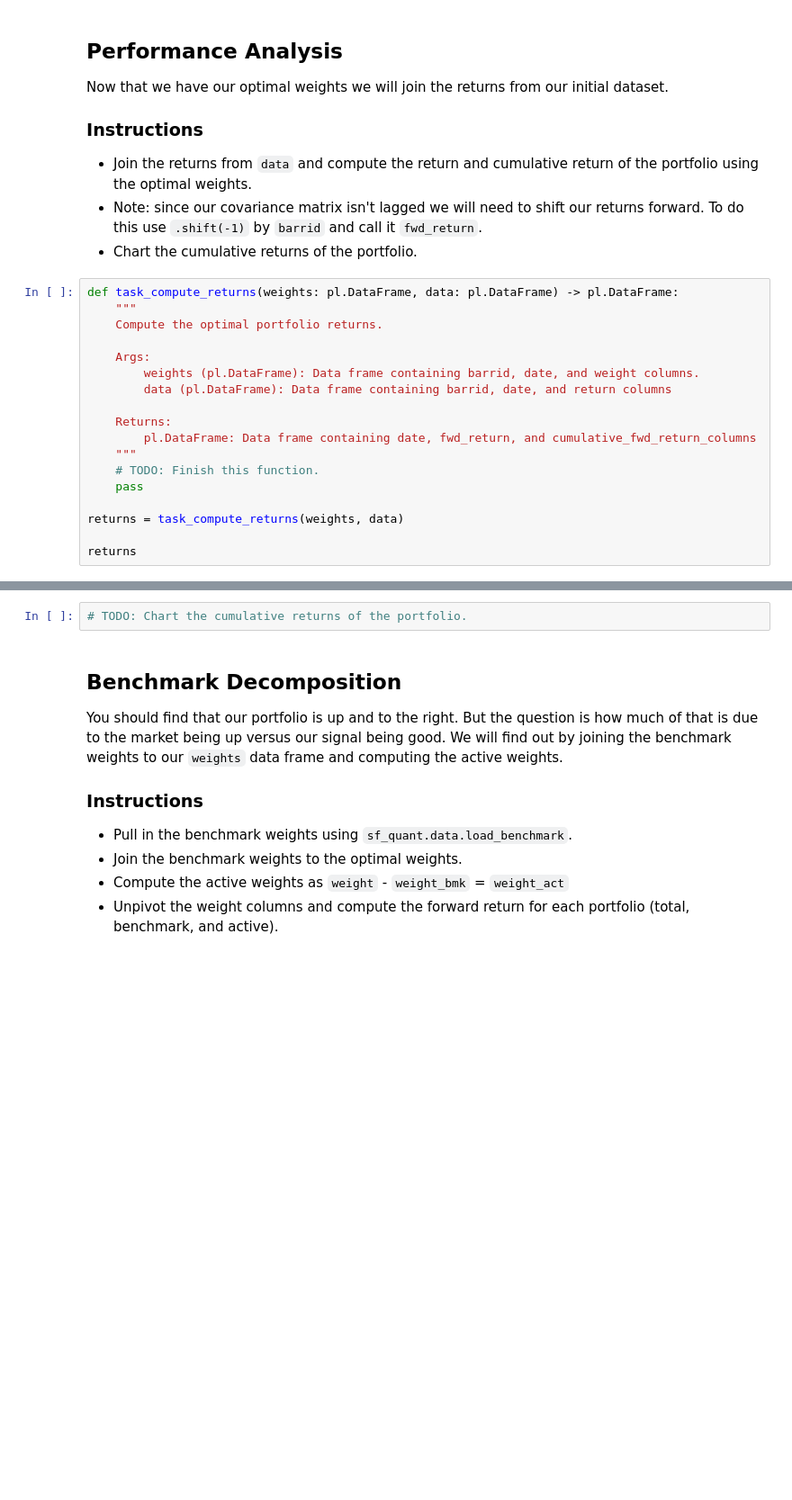
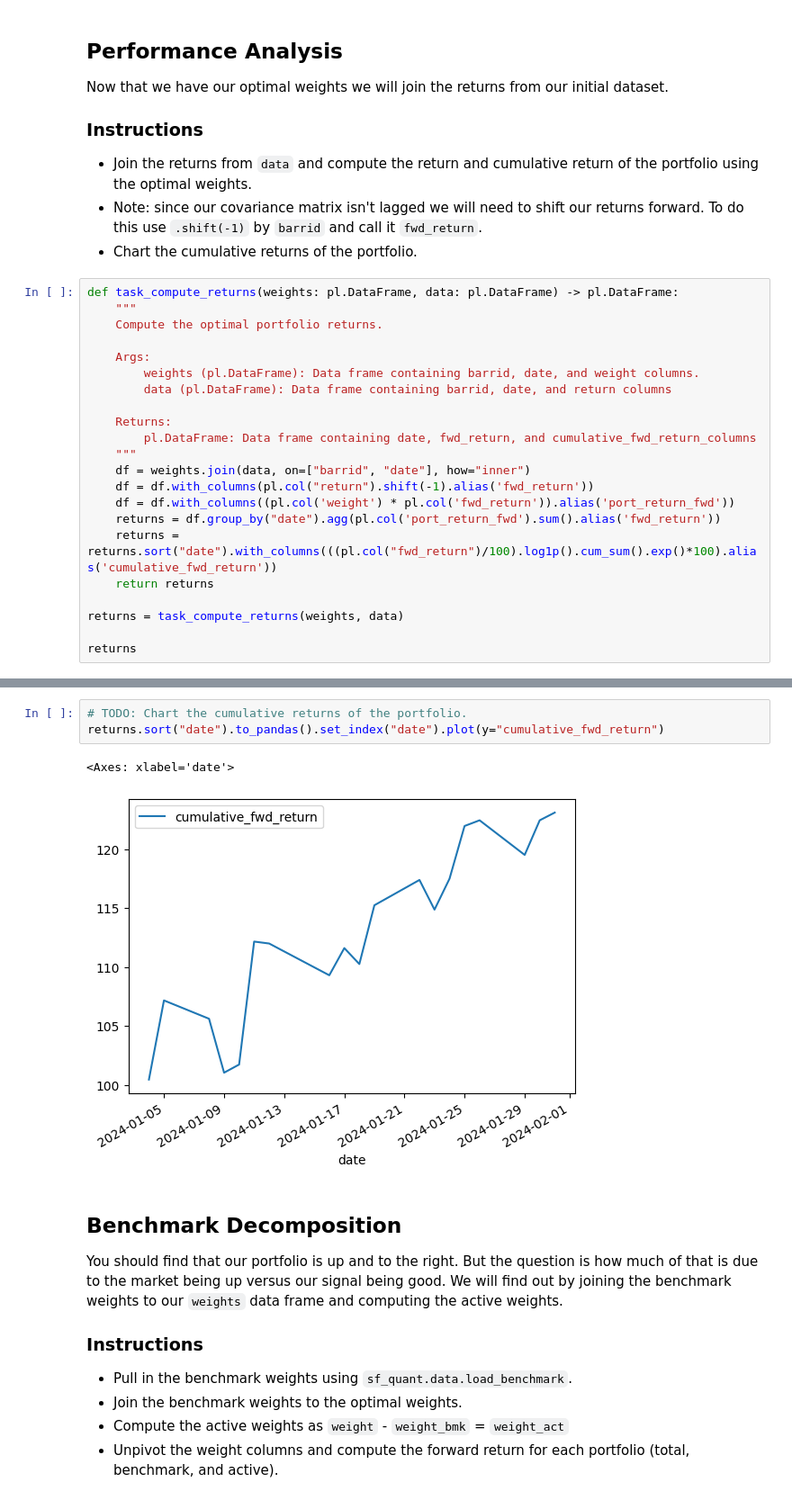
Before and after one commit to acrid2075/sf-quant-labs, a Jupyter notebook: labs/lab_4.ipynb, the cells around one changed output, grey strips where cells are left out. Shown at 90% size. Drawn from its saved outputs; the diff is of its cells as text; blank space fills up the shorter version.

```diff
--- a/labs/lab_4.ipynb
+++ b/labs/lab_4.ipynb
@@ -265,8 +273,12 @@ def task_compute_returns(weights: pl.DataFrame, data: pl.DataFrame) -> pl.DataFr
     Returns:
         pl.DataFrame: Data frame containing date, fwd_return, and cumulative_fwd_return_columns
     """
-    # TODO: Finish this function.
-    pass
+    df = weights.join(data, on=["barrid", "date"], how="inner")
+    df = df.with_columns(pl.col("return").shift(-1).alias('fwd_return'))
+    df = df.with_columns((pl.col('weight') * pl.col('fwd_return')).alias('port_return_fwd'))
+    returns = df.group_by("date").agg(pl.col('port_return_fwd').sum().alias('fwd_return'))
+    returns = returns.sort("date").with_columns(((pl.col("fwd_return")/100).log1p().cum_sum().exp()*100).alias('cumulative_fwd_return'))
+    return returns
 
 returns = task_compute_returns(weights, data)
 
@@ -274,5 +306,9 @@ returns
 # %%
 # TODO: Chart the cumulative returns of the portfolio.
+returns.sort("date").to_pandas().set_index("date").plot(y="cumulative_fwd_return")
+# %% [output]
+<Axes: xlabel='date'>
+[figure, added]
 # %% [markdown]
 ## Benchmark Decomposition
 
```
Also changed, not shown: parts of 15 cells of this notebook.
